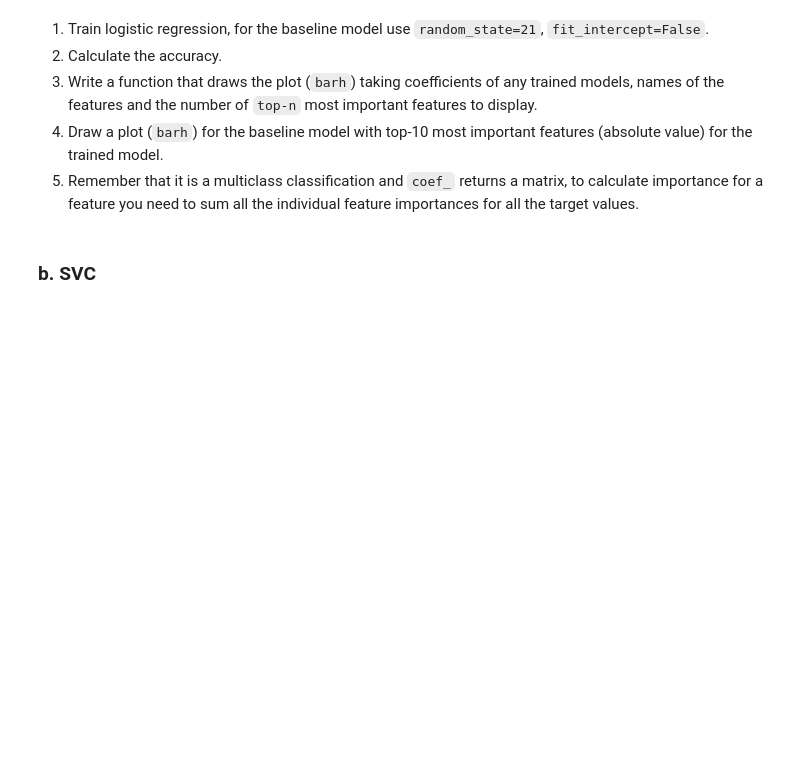
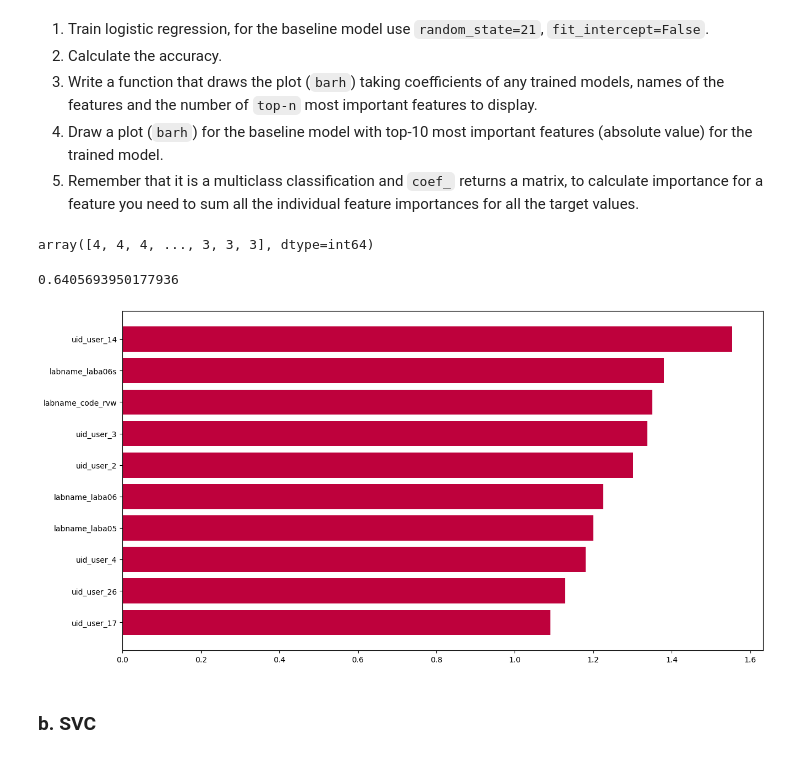
Before and after one commit to N4MEL3SS/Piscine_Python_Data_Science_Day_08, a Jupyter notebook: ex02/02_multiclass_one-hot.ipynb, the cells around one changed output. Drawn from its saved outputs; the diff is of its cells as text; code cells hidden in the pictures; blank space fills up the shorter version.

```diff
--- a/ex02/02_multiclass_one-hot.ipynb
+++ b/ex02/02_multiclass_one-hot.ipynb
@@ -14,0 +107,8 @@
+# %%
+X = df.drop('dayofweek', axis=1)
+y = df.dayofweek
+# %%
+dummy_clf = DummyClassifier(strategy='most_frequent')
+dummy_clf.fit(X, y)
+y_dummy = dummy_clf.predict(X)
+accuracy_score(y, y_dummy)
@@ -22,6 +124,39 @@
 3. Write a function that draws the plot (`barh`) taking coefficients of any trained models, names of the features and the number of `top-n` most important features to display.
 4. Draw a plot (`barh`) for the baseline model with top-10 most important features (absolute value) for the trained model.
 5. Remember that it is a multiclass classification and `coef_` returns a matrix, to calculate importance for a feature you need to sum all the individual feature importances for all the target values.
+# %%
+logreg = LogisticRegression(fit_intercept=False, random_state=21)
+logreg.fit(X, y)
+y_logr = logreg.predict(X)
+y_logr
+# %% [output]
+array([4, 4, 4, ..., 3, 3, 3], dtype=int64)
+# %%
+accuracy_score(y, y_logr)
+# %% [output]
+0.6405693950177936
+# %%
+def draw_barh(w, columnsX, n):
+   w_std = []
+   for row in w:
+      w_std.append(np.std(row))
+   w_dict = dict(zip(columnsX, w_std))
+   sort_w = {k: v for k, v in sorted(w_dict.items(), key=lambda item: item[1], reverse=True)}
+   features = np.array(list(sort_w.keys()))[:n]
+   weights = np.array(list(sort_w.values()))[:n]
+   fig, ax = plt.subplots(figsize=(15, 8))
+   plt.barh(np.arange(n), weights, color='xkcd:rose red')
+   ax.set_yticks(np.arange(n))
+   ax.set_yticklabels(features)
+   ax.invert_yaxis()
+   plt.show()
+# %%
+w = logreg.coef_.T
+columnsX = X
+
+draw_barh(w, columnsX, 10)
+# %% [output]
+[figure, added]
 # %% [markdown]
 ### b. SVC
 # %% [markdown]
```
Also changed, not shown: parts of 15 cells of this notebook, 2 other files.
